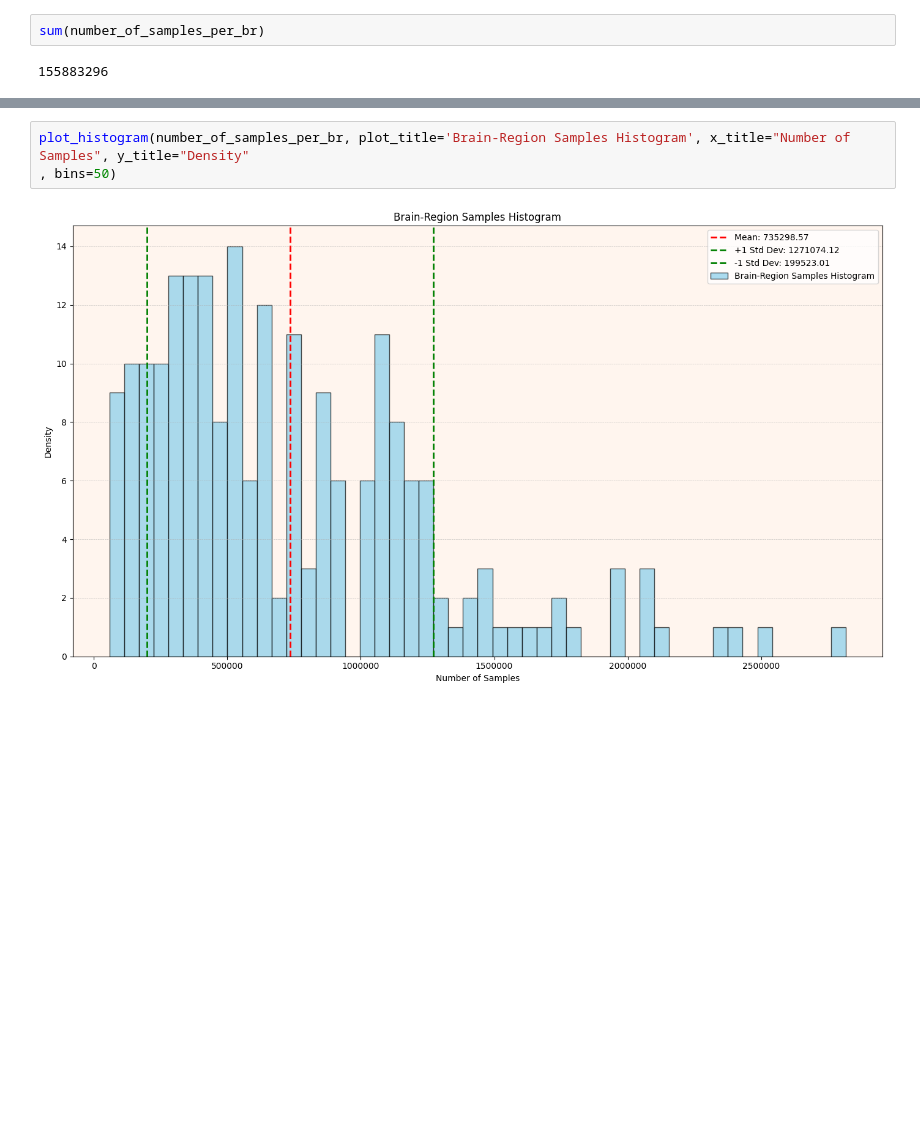
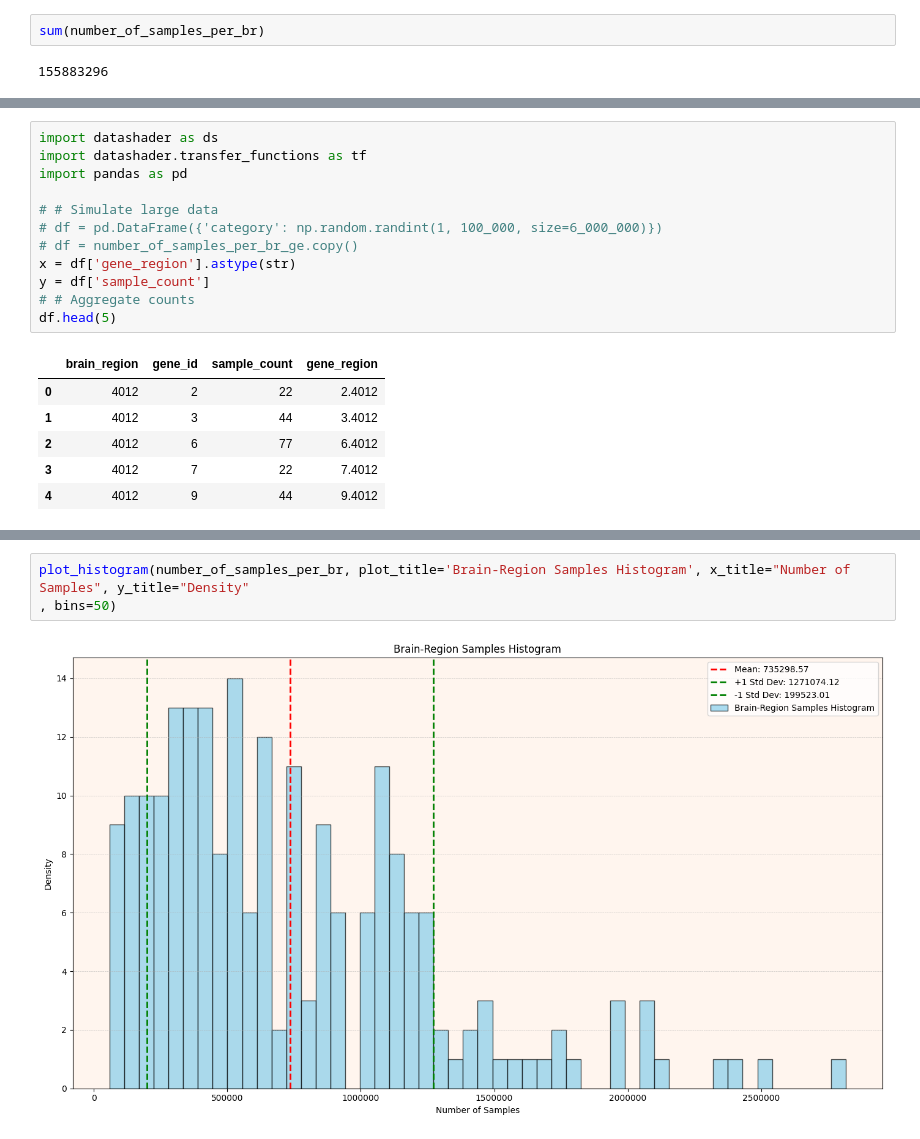
Before and after one commit to KarimIbrahim11/Gene-Expression-Analysis, a Jupyter notebook: notebooks/CS_01_First Analysis.ipynb, the cells around one changed output, grey strips where cells are left out. Cells and saved outputs as stored; diff of their text form; blank space fills up the shorter version.

```diff
--- a/notebooks/CS_01_First Analysis.ipynb
+++ b/notebooks/CS_01_First Analysis.ipynb
@@ -150,0 +240,19 @@ sum(number_of_samples_per_br)
+# %%
+import datashader as ds
+import datashader.transfer_functions as tf
+import pandas as pd
+
+# # Simulate large data
+# df = pd.DataFrame({'category': np.random.randint(1, 100_000, size=6_000_000)})
+# df = number_of_samples_per_br_ge.copy()
+x = df['gene_region'].astype(str)
+y = df['sample_count']
+# # Aggregate counts
+df.head(5)
+# %% [output]
+|  | brain_region | gene_id | sample_count | gene_region |
+| 0 | 4012 | 2 | 22 | 2.4012 |
+| 1 | 4012 | 3 | 44 | 3.4012 |
+| 2 | 4012 | 6 | 77 | 6.4012 |
+| 3 | 4012 | 7 | 22 | 7.4012 |
+| 4 | 4012 | 9 | 44 | 9.4012 |
```
Also changed, not shown: parts of 32 cells of this notebook.
